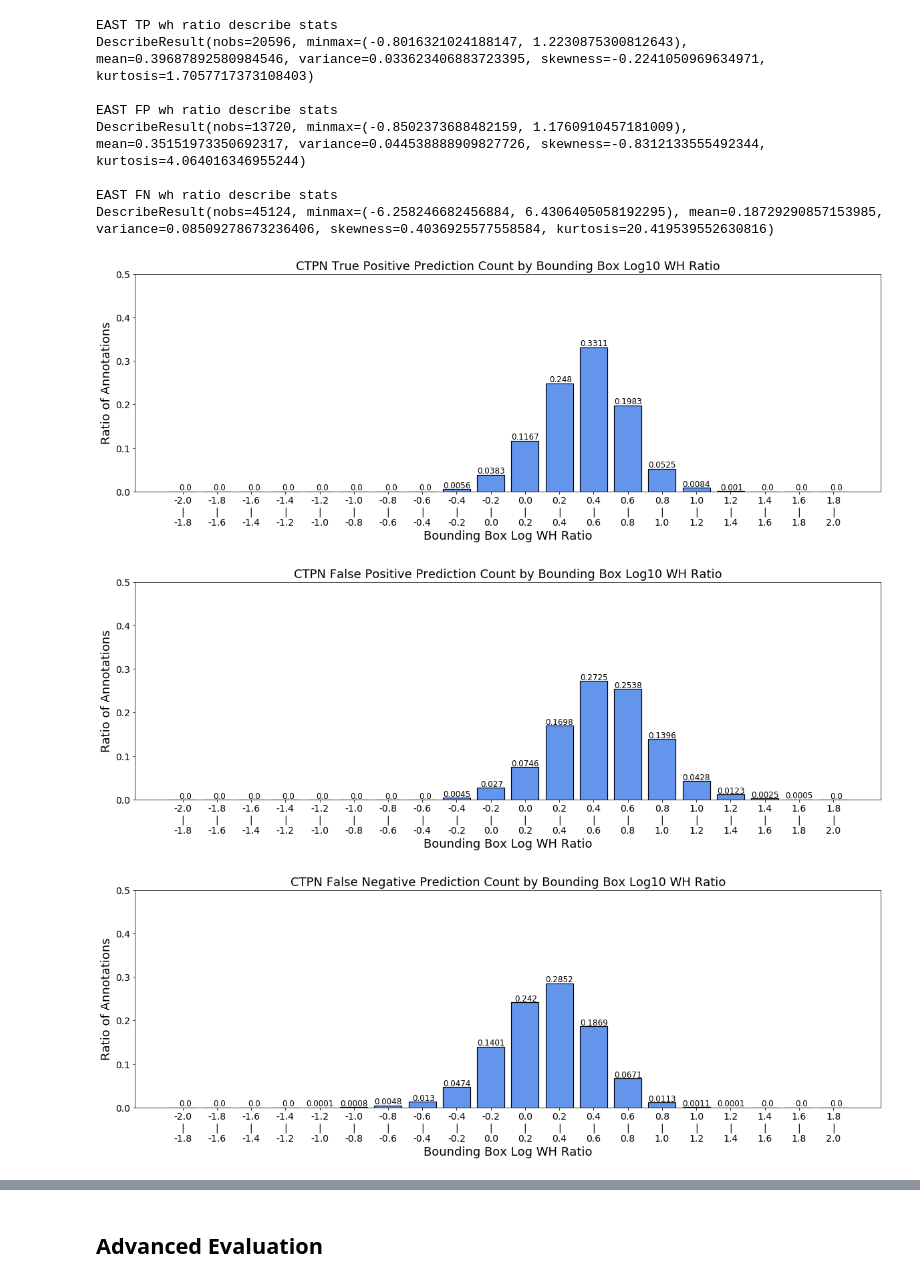
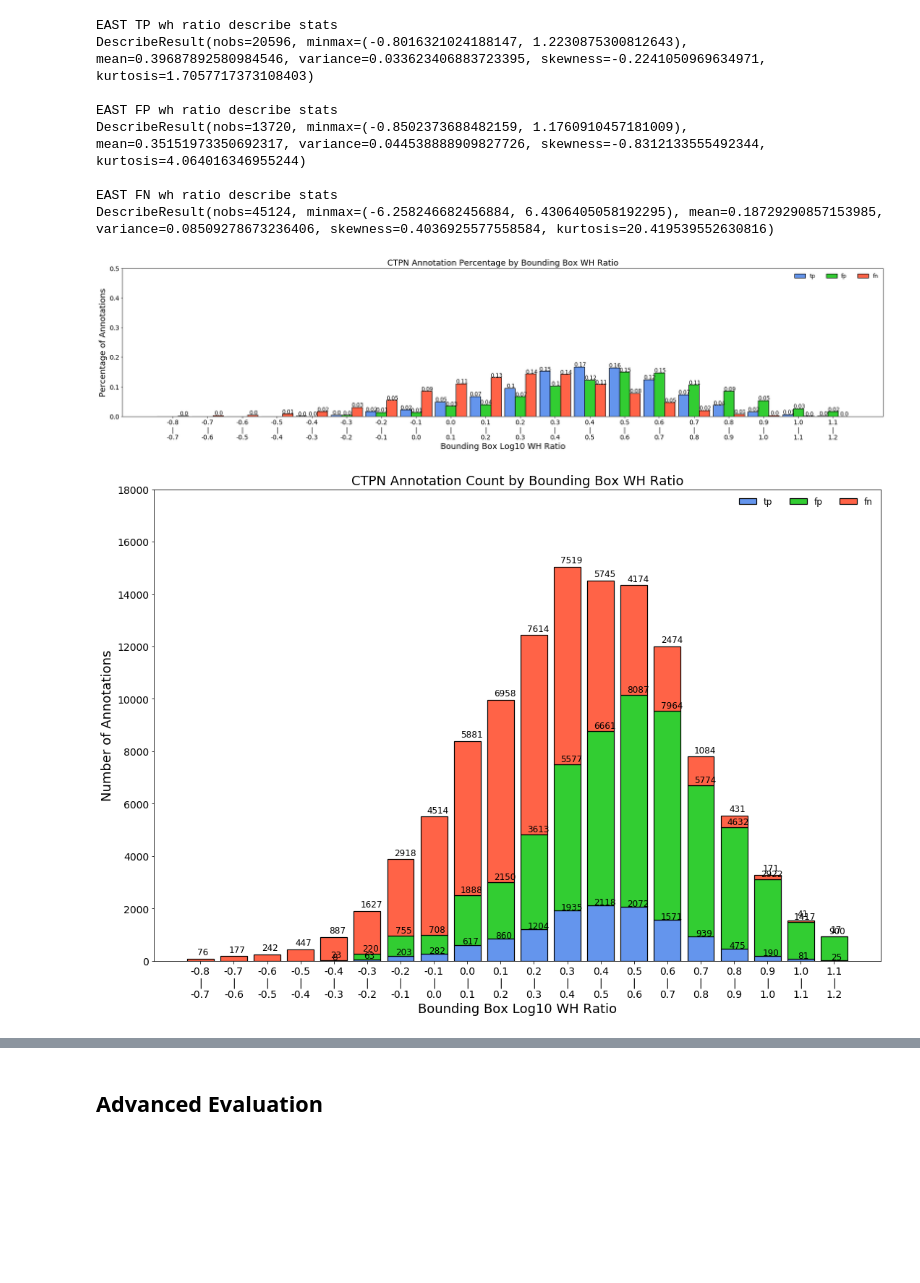
Before and after one commit to rudipurnomo-au/cocotext_analysis, a Jupyter notebook: coco_text_detection_eval.ipynb, the cells around one changed output, grey strips where cells are left out. Saved outputs shown, nothing was run; the diff lists cells and outputs as text; code cells hidden in the pictures; blank space fills up the shorter version.

Commit message:
Added more evaluation plots for EAST

```diff
--- a/coco_text_detection_eval.ipynb
+++ b/coco_text_detection_eval.ipynb
@@ -444,34 +444,32 @@ DescribeResult(nobs=45124, minmax=(-6.258246682456884, 6.4306405058192295), mean
 # %%
 from matplotlib.pyplot import hist
 
-bin_range = np.linspace(-2,2,21)
-ctpn_tp_num_annots = np.histogram(ctpn_tp_whratio_list,bin_range)[0] / len(ctpn_tp_whratio_list)
-ctpn_fp_num_annots = np.histogram(ctpn_fp_whratio_list,bin_range)[0] / len(ctpn_fp_whratio_list)
-ctpn_fn_num_annots = np.histogram(ctpn_fn_whratio_list,bin_range)[0] / len(ctpn_fn_whratio_list)
+bin_range = np.linspace(-0.8,1.2,21)
+ctpn_tp_num_annots = np.histogram(ctpn_tp_whratio_list,bin_range)[0]
+ctpn_fp_num_annots = np.histogram(ctpn_fp_whratio_list,bin_range)[0]
+ctpn_fn_num_annots = np.histogram(ctpn_fn_whratio_list,bin_range)[0]
 bin_label = [str(round(bstart,1)) + '\n' + '|\n' + str(round(bend,2))
              for bstart,bend in zip(bin_range[:-1],bin_range[1:])]
-uplt.plot_annot_count_bar(np.arange(len(ctpn_tp_num_annots)), ctpn_tp_num_annots,
-                                x_ticks=bin_label,
-                                title='CTPN True Positive Prediction Count by Bounding Box Log10 WH Ratio',
-                                xlabel='Bounding Box Log WH Ratio',
-                                ylabel='Ratio of Annotations',
-                                ylim=(0,0.5),
-                                figsize=(20,6))
-uplt.plot_annot_count_bar(np.arange(len(ctpn_fp_num_annots)), ctpn_fp_num_annots,
-                                x_ticks=bin_label,
-                                title='CTPN False Positive Prediction Count by Bounding Box Log10 WH Ratio',
-                                xlabel='Bounding Box Log WH Ratio',
-                                ylabel='Ratio of Annotations',
-                                ylim=(0,0.5),
-                                figsize=(20,6))
-uplt.plot_annot_count_bar(np.arange(len(ctpn_fn_num_annots)), ctpn_fn_num_annots,
-                                x_ticks=bin_label,
-                                title='CTPN False Negative Prediction Count by Bounding Box Log10 WH Ratio',
-                                xlabel='Bounding Box Log WH Ratio',
-                                ylabel='Ratio of Annotations',
-                                ylim=(0,0.5),
-                                figsize=(20,6))
+uplt.plot_annot_count_3bars_horizontal(np.arange(20),
+                            [ctpn_tp_num_annots / len(ctpn_tp_whratio_list),
+                                 ctpn_fp_num_annots/ len(ctpn_fp_whratio_list),
+                                 ctpn_fn_num_annots/ len(ctpn_fn_whratio_list)],
+                            x_ticks=bin_label,
+                            title='CTPN Annotation Percentage by Bounding Box WH Ratio',
+                            xlabel='Bounding Box Log10 WH Ratio',
+                            ylabel='Percentage of Annotations',
+                            legends=['tp','fp','fn'],
+                            ylim=(0,0.5),
+                            figsize=(30,6))
+uplt.plot_annot_count_3bars_vertical(np.arange(20),
+                            [ctpn_tp_num_annots, ctpn_fp_num_annots, ctpn_fn_num_annots],
+                            x_ticks=bin_label,
+                            title='CTPN Annotation Count by Bounding Box WH Ratio',
+                            xlabel='Bounding Box Log10 WH Ratio',
+                            ylabel='Number of Annotations',
+                            legends=['tp','fp','fn'],
+                            ylim=(0,1.8e4),
+                            figsize=(18,12))
 # %% [output]
-[figure, old version]
+[figure, new version]
-[figure, old version]
+[figure, new version]
-[figure, removed]
```
Also changed, not shown: parts of 8 cells of this notebook.
